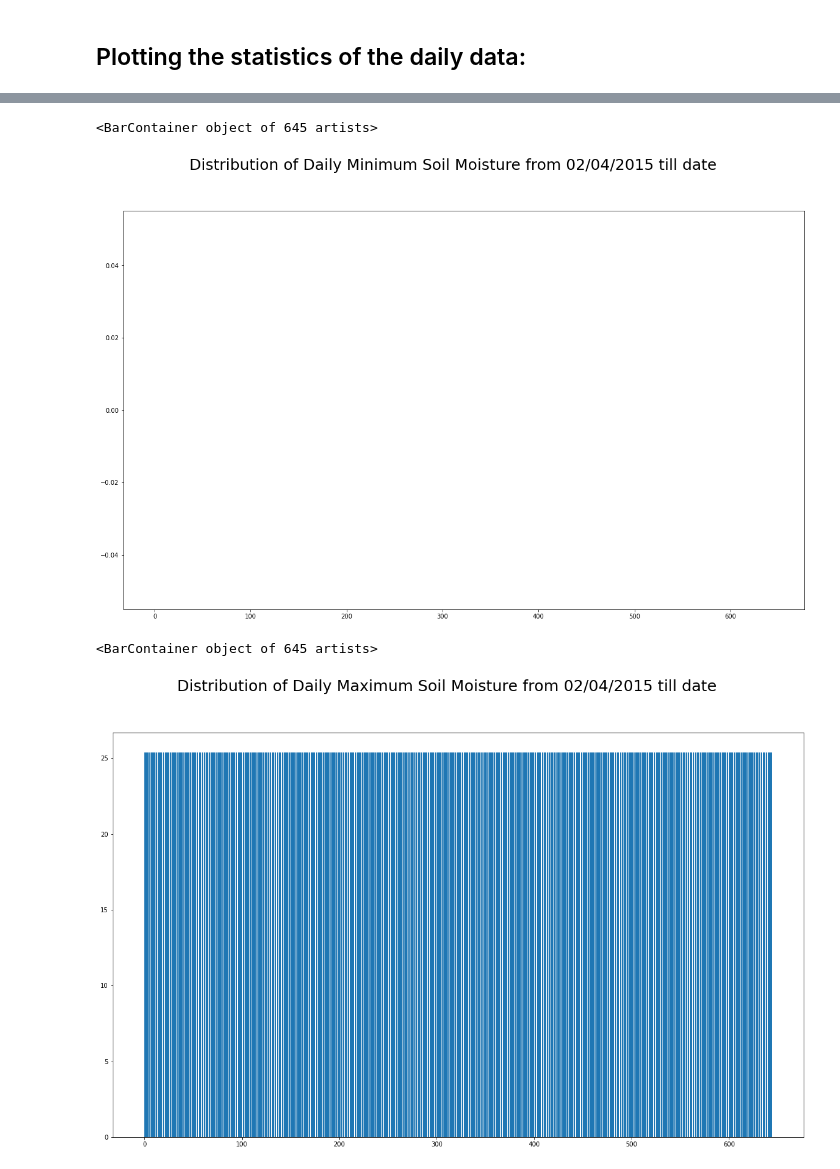
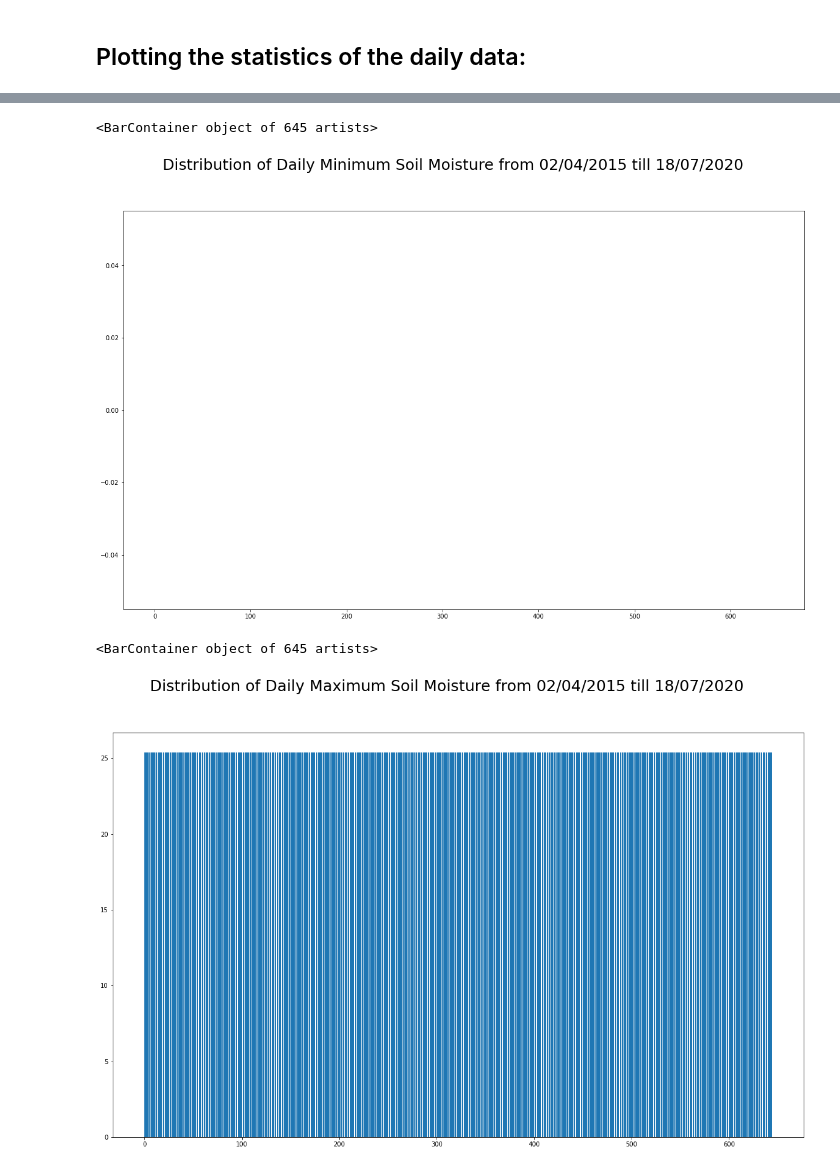
Before and after one commit to tejasvi/deepFWI, a Jupyter notebook: data/EDA/EDA_Soil_Moisture.ipynb, the cells around one changed output, grey strips where cells are left out. Saved outputs shown, nothing was run; the diff lists cells and outputs as text; code cells hidden in the pictures.

```diff
--- a/data/EDA/EDA_Soil_Moisture.ipynb
+++ b/data/EDA/EDA_Soil_Moisture.ipynb
@@ -132,13 +168,13 @@ plt.bar(np.arange(len(means)), means)
 # %%
-plt.figure(figsize=(20,12)).suptitle('Distribution of Daily Minimum Soil Moisture from 02/04/2015 till date', ha='center', fontsize=25)
+plt.figure(figsize=(20,12)).suptitle('Distribution of Daily Minimum Soil Moisture from 02/04/2015 till 18/07/2020', ha='center', fontsize=25)
 plt.bar(np.arange(len(mins)), mins)
 # %% [output]
 <BarContainer object of 645 artists>
-[figure, old version]
+[figure, new version]
 # %%
-plt.figure(figsize=(20,12)).suptitle('Distribution of Daily Maximum Soil Moisture from 02/04/2015 till date', ha='center', fontsize=25)
+plt.figure(figsize=(20,12)).suptitle('Distribution of Daily Maximum Soil Moisture from 02/04/2015 till 18/07/2020', ha='center', fontsize=25)
 plt.bar(np.arange(len(maxs)), maxs)
 # %% [output]
 <BarContainer object of 645 artists>
-[figure, old version]
+[figure, new version]
 # %%
```
Also changed, not shown: parts of 17 cells of this notebook, 1 other file.
